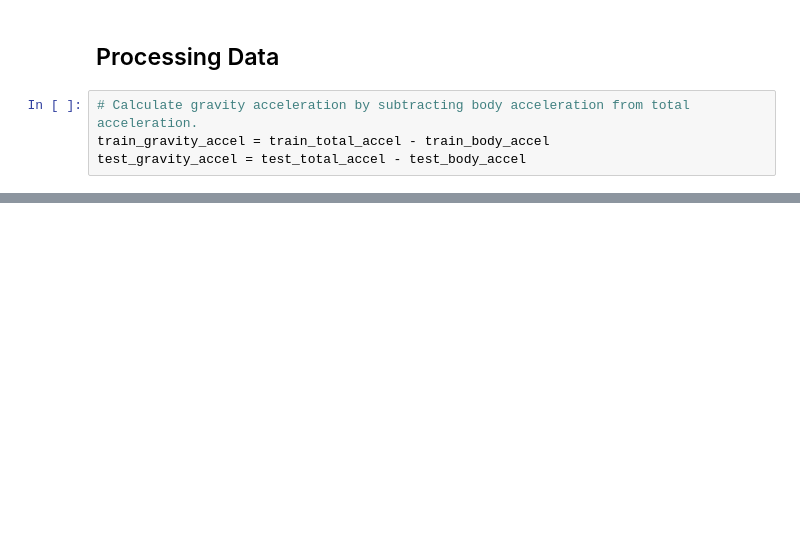
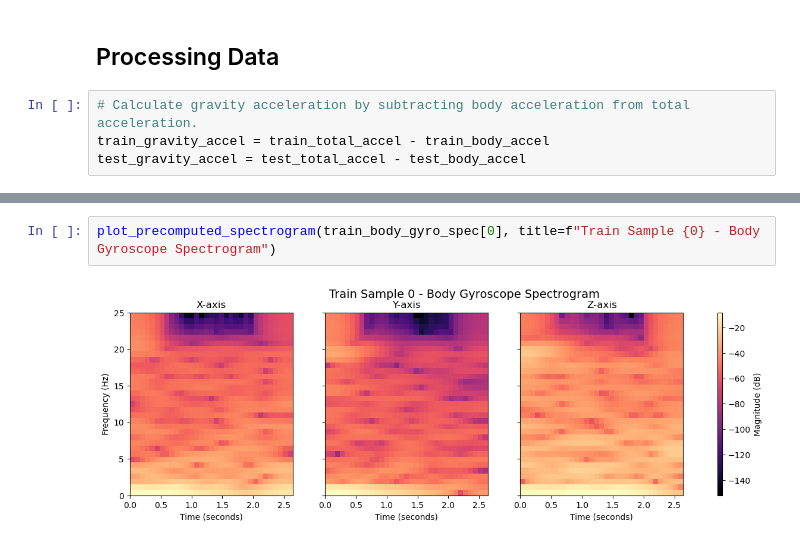
Before and after one commit to BanBot-2/EE-342-Final-Project-Code, a Jupyter notebook: final_project_report.ipynb, the cells around one changed output, grey strips where cells are left out. Cells and saved outputs as stored; diff of their text form; blank space fills up the shorter version.

```diff
--- a/final_project_report.ipynb
+++ b/final_project_report.ipynb
@@ -243,0 +320,4 @@ plt.show()
+# %%
+plot_precomputed_spectrogram(train_body_gyro_spec[0], title=f"Train Sample {0} - Body Gyroscope Spectrogram")
+# %% [output]
+[figure, added]
```
Also changed, not shown: parts of 9 cells of this notebook.
